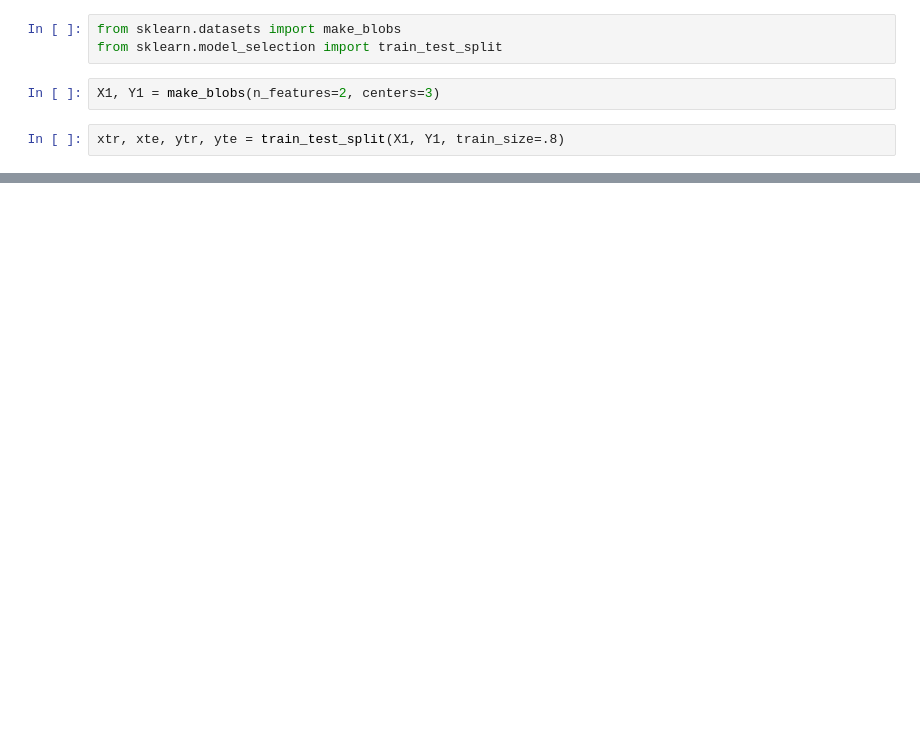
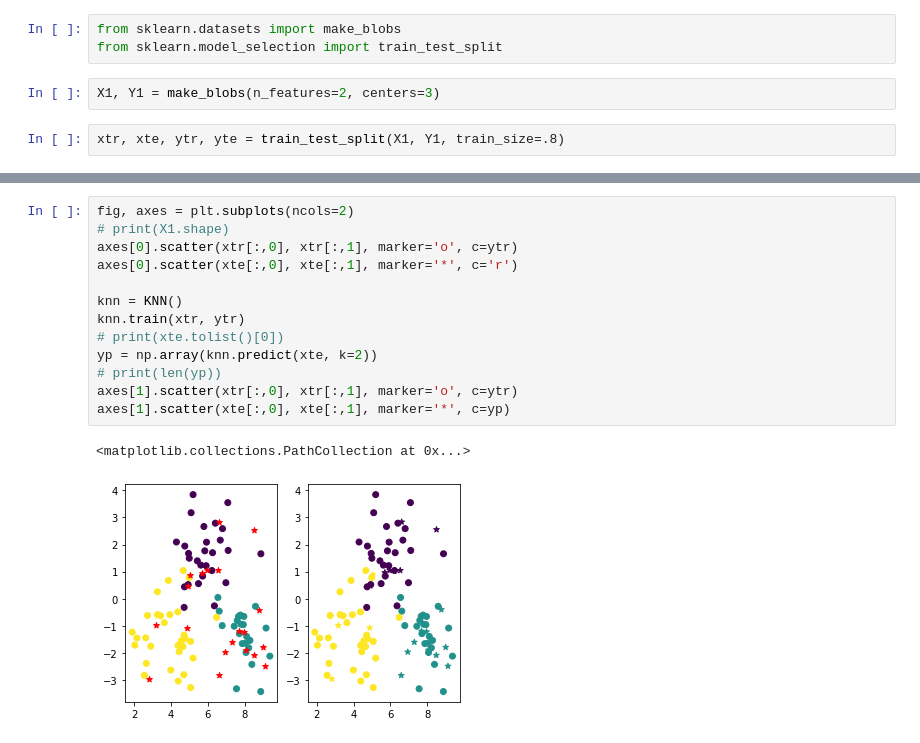
Before and after one commit to KPEdit/ML, a Jupyter notebook: ML/knn/knn_l1.ipynb, the cells around one changed output, grey strips where cells are left out. Saved outputs shown, nothing was run; the diff lists cells and outputs as text; blank space fills up the shorter version.

```diff
--- a/ML/knn/knn_l1.ipynb
+++ b/ML/knn/knn_l1.ipynb
@@ -62,0 +151,16 @@ axes[1].scatter(xte[:,0], xte[:,1], marker='*', c=yp)
+# %%
+fig, axes = plt.subplots(ncols=2)
+# print(X1.shape)
+axes[0].scatter(xtr[:,0], xtr[:,1], marker='o', c=ytr)
+axes[0].scatter(xte[:,0], xte[:,1], marker='*', c='r')
+
+knn = KNN()
+knn.train(xtr, ytr)
+# print(xte.tolist()[0])
+yp = np.array(knn.predict(xte, k=2))
+# print(len(yp))
+axes[1].scatter(xtr[:,0], xtr[:,1], marker='o', c=ytr)
+axes[1].scatter(xte[:,0], xte[:,1], marker='*', c=yp)
+# %% [output]
+<matplotlib.collections.PathCollection at 0x...>
+[figure, added]
```
Also changed, not shown: parts of 9 cells of this notebook.
